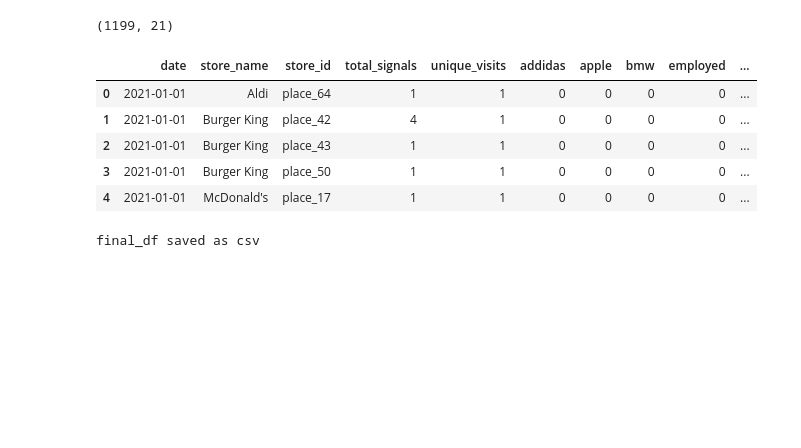
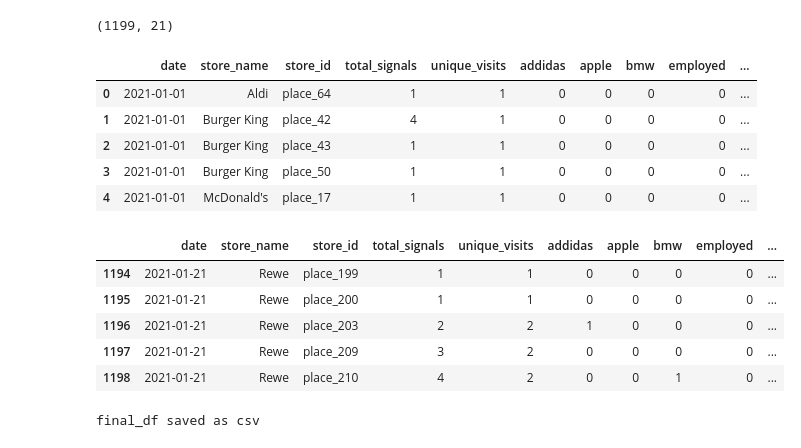
Before and after one commit to robertbozsik/gps-da-adsquare, a Jupyter notebook: notebooks/analysis_sample.ipynb, the cells around one changed output. Drawn from its saved outputs; the diff is of its cells as text; code cells hidden in the pictures; blank space fills up the shorter version.

```diff
--- a/notebooks/analysis_sample.ipynb
+++ b/notebooks/analysis_sample.ipynb
@@ -519,6 +531,15 @@ final_df.head()
 | 2 | 2021-01-01 | Burger King | place_43 | 1 | 1 | 0 | 0 | 0 | 0 | ... |
 | 3 | 2021-01-01 | Burger King | place_50 | 1 | 1 | 0 | 0 | 0 | 0 | ... |
 | 4 | 2021-01-01 | McDonald's | place_17 | 1 | 1 | 0 | 0 | 0 | 0 | ... |
+# %%
+final_df.tail()
+# %% [output]
+|  | date | store_name | store_id | total_signals | unique_visits | addidas | apple | bmw | employed | ... |
+| 1194 | 2021-01-21 | Rewe | place_199 | 1 | 1 | 0 | 0 | 0 | 0 | ... |
+| 1195 | 2021-01-21 | Rewe | place_200 | 1 | 1 | 0 | 0 | 0 | 0 | ... |
+| 1196 | 2021-01-21 | Rewe | place_203 | 2 | 2 | 1 | 0 | 0 | 0 | ... |
+| 1197 | 2021-01-21 | Rewe | place_209 | 3 | 2 | 0 | 0 | 0 | 0 | ... |
+| 1198 | 2021-01-21 | Rewe | place_210 | 4 | 2 | 0 | 0 | 1 | 0 | ... |
 # %%
 # save final df as csv
 final_df.to_csv("../out_data_sample/analysis.csv", index=False)
```
Also changed, not shown: parts of 6 cells of this notebook, 4 other files.
